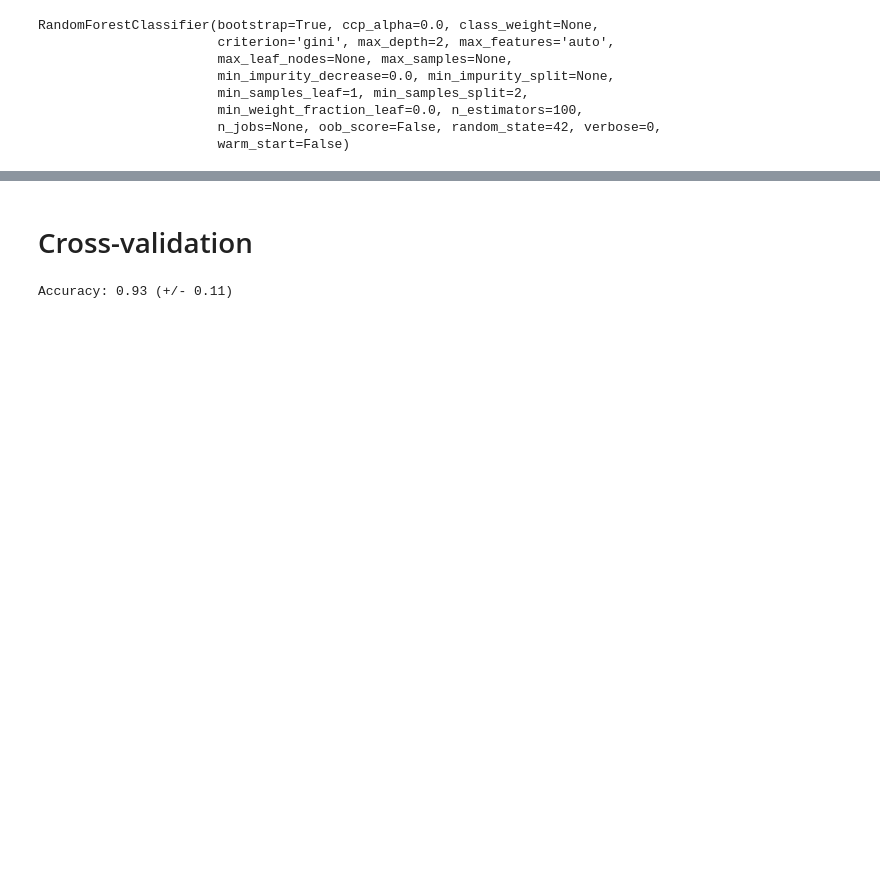
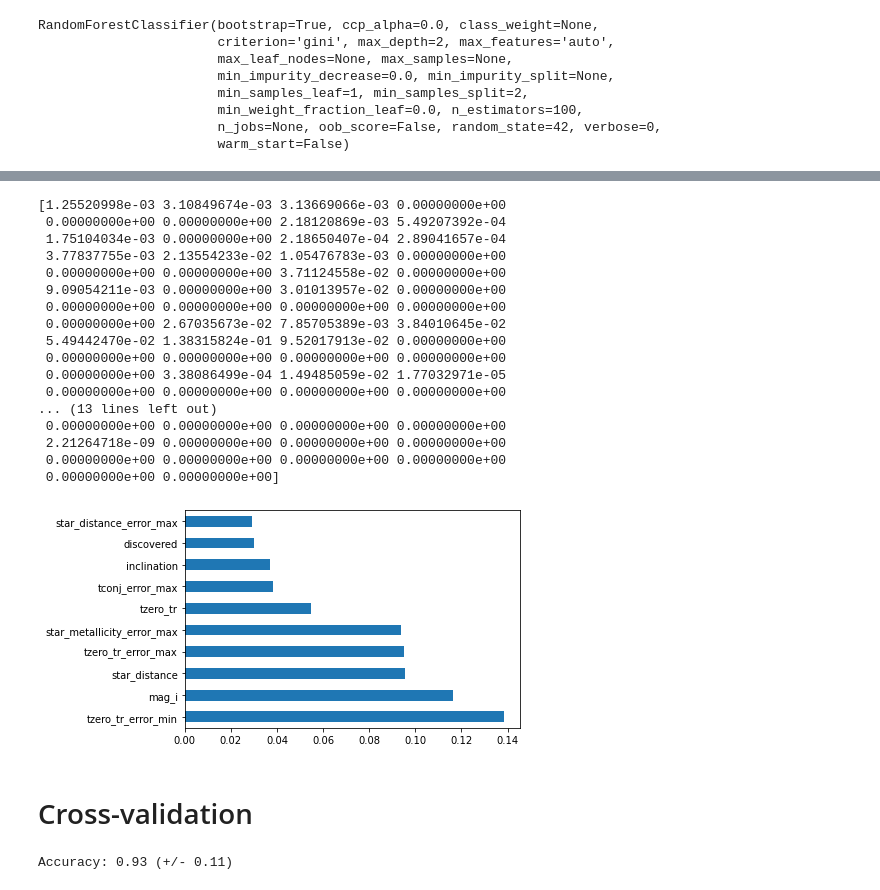
Before and after one commit to andvsilva/CS50-Artificial_Intelligence, a Jupyter notebook: Cópia_de_planets_random_forest.ipynb, the cells around one changed output, grey strips where cells are left out. Cells and saved outputs as stored; diff of their text form; code cells hidden in the pictures; blank space fills up the shorter version.

```diff
--- a/Cópia_de_planets_random_forest.ipynb
+++ b/Cópia_de_planets_random_forest.ipynb
@@ -310,3 +399,29 @@ RandomForestClassifier(bootstrap=True, ccp_alpha=0.0, class_weight=None,
+# %%
+print(clf.feature_importances_)
+
+#plot graph of feature importances for better visualization
+feat_importances = pd.Series(clf.feature_importances_, index=X.columns)
+feat_importances.nlargest(10).plot(kind='barh')
+plt.show()
+# %% [output]
+[1.25520998e-03 3.10849674e-03 3.13669066e-03 0.00000000e+00
+ 0.00000000e+00 0.00000000e+00 2.18120869e-03 5.49207392e-04
+ 1.75104034e-03 0.00000000e+00 2.18650407e-04 2.89041657e-04
+ 3.77837755e-03 2.13554233e-02 1.05476783e-03 0.00000000e+00
+ 0.00000000e+00 0.00000000e+00 3.71124558e-02 0.00000000e+00
+ 9.09054211e-03 0.00000000e+00 3.01013957e-02 0.00000000e+00
+ 0.00000000e+00 0.00000000e+00 0.00000000e+00 0.00000000e+00
+ 0.00000000e+00 2.67035673e-02 7.85705389e-03 3.84010645e-02
+ 5.49442470e-02 1.38315824e-01 9.52017913e-02 0.00000000e+00
+ 0.00000000e+00 0.00000000e+00 0.00000000e+00 0.00000000e+00
+ 0.00000000e+00 3.38086499e-04 1.49485059e-02 1.77032971e-05
+ 0.00000000e+00 0.00000000e+00 0.00000000e+00 0.00000000e+00
+... (13 lines left out)
+ 0.00000000e+00 0.00000000e+00 0.00000000e+00 0.00000000e+00
+ 2.21264718e-09 0.00000000e+00 0.00000000e+00 0.00000000e+00
+ 0.00000000e+00 0.00000000e+00 0.00000000e+00 0.00000000e+00
+ 0.00000000e+00 0.00000000e+00]
+[figure, added]
 # %% [markdown]
 # Cross-validation
 # %%
```
Also changed, not shown: parts of 16 cells of this notebook.
